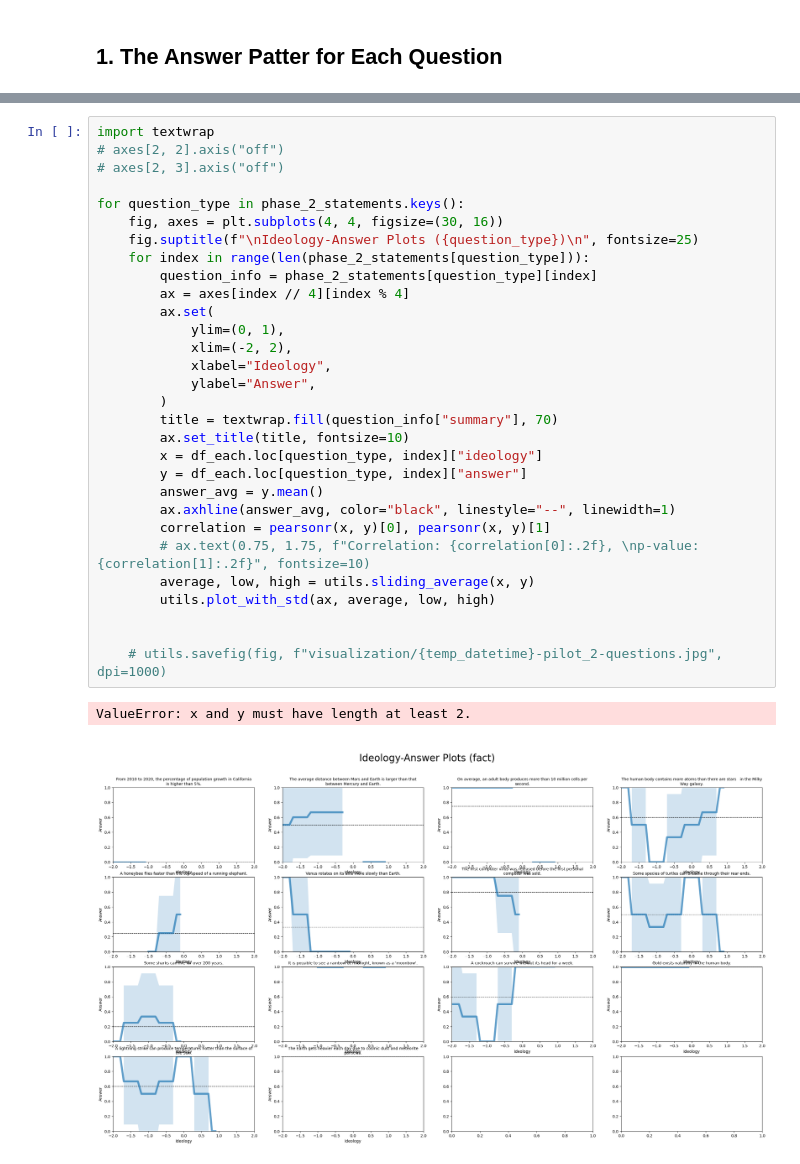
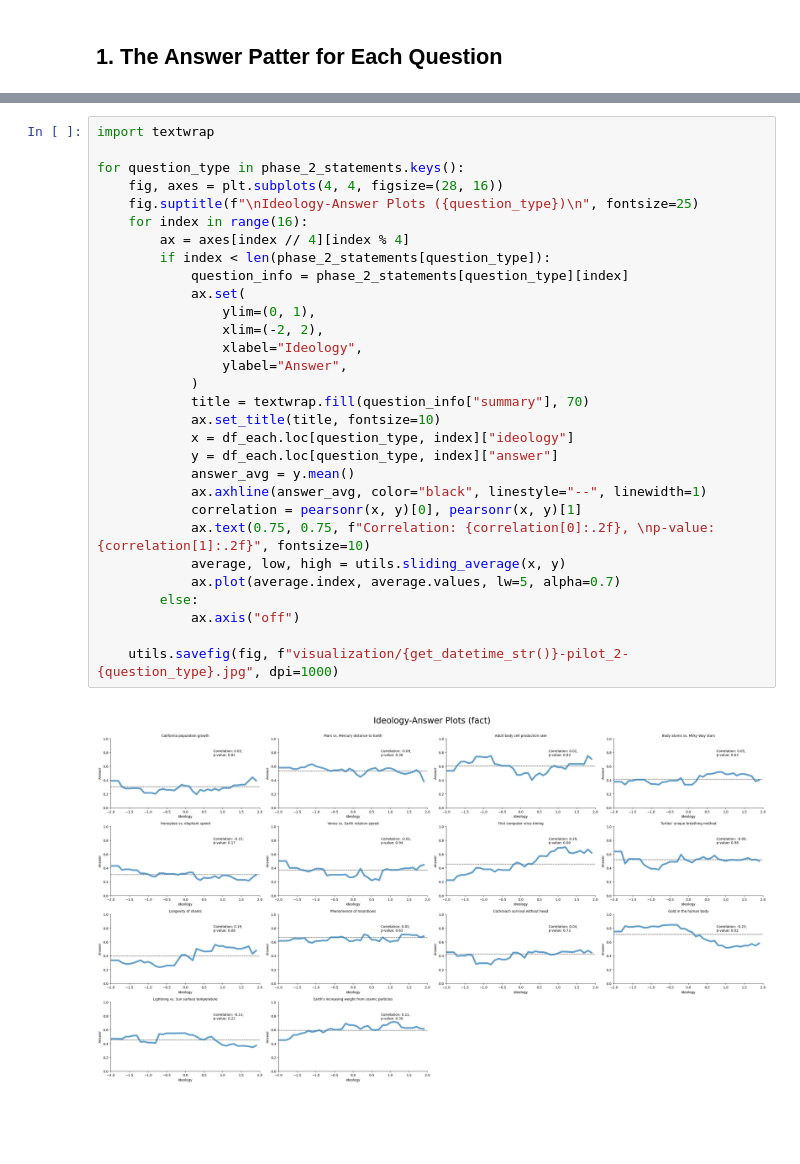
Before and after one commit to yindeqiang/Online-Politicization-Experiment-Website, a Jupyter notebook: data_analysis/pilot_2.ipynb, the cells around one changed output, grey strips where cells are left out. Drawn from its saved outputs; the diff is of its cells as text; blank space fills up the shorter version.

Commit message:
add pilot_2 results

```diff
--- a/data_analysis/pilot_2.ipynb
+++ b/data_analysis/pilot_2.ipynb
@@ -145,33 +151,32 @@ dtype: int64
 # %%
 import textwrap
-# axes[2, 2].axis("off")
-# axes[2, 3].axis("off")
 
 for question_type in phase_2_statements.keys():
-    fig, axes = plt.subplots(4, 4, figsize=(30, 16))
+    fig, axes = plt.subplots(4, 4, figsize=(28, 16))
     fig.suptitle(f"\nIdeology-Answer Plots ({question_type})\n", fontsize=25)
-    for index in range(len(phase_2_statements[question_type])):
-        question_info = phase_2_statements[question_type][index]
+    for index in range(16):
         ax = axes[index // 4][index % 4]
-        ax.set(
-            ylim=(0, 1),
-            xlim=(-2, 2),
-            xlabel="Ideology",
-            ylabel="Answer",
-        )
-        title = textwrap.fill(question_info["summary"], 70)
-        ax.set_title(title, fontsize=10)
-        x = df_each.loc[question_type, index]["ideology"]
-        y = df_each.loc[question_type, index]["answer"]
-        answer_avg = y.mean()
-        ax.axhline(answer_avg, color="black", linestyle="--", linewidth=1)
-        correlation = pearsonr(x, y)[0], pearsonr(x, y)[1]
-        # ax.text(0.75, 1.75, f"Correlation: {correlation[0]:.2f}, \np-value: {correlation[1]:.2f}", fontsize=10)
-        average, low, high = utils.sliding_average(x, y)
-        utils.plot_with_std(ax, average, low, high)
+        if index < len(phase_2_statements[question_type]):
+            question_info = phase_2_statements[question_type][index]
+            ax.set(
+                ylim=(0, 1),
+                xlim=(-2, 2),
+                xlabel="Ideology",
+                ylabel="Answer",
+            )
+            title = textwrap.fill(question_info["summary"], 70)
+            ax.set_title(title, fontsize=10)
+            x = df_each.loc[question_type, index]["ideology"]
+            y = df_each.loc[question_type, index]["answer"]
+            answer_avg = y.mean()
+            ax.axhline(answer_avg, color="black", linestyle="--", linewidth=1)
+            correlation = pearsonr(x, y)[0], pearsonr(x, y)[1]
+            ax.text(0.75, 0.75, f"Correlation: {correlation[0]:.2f}, \np-value: {correlation[1]:.2f}", fontsize=10)
+            average, low, high = utils.sliding_average(x, y)
+            ax.plot(average.index, average.values, lw=5, alpha=0.7)
+        else:
+            ax.axis("off")
 
-
-    # utils.savefig(fig, f"visualization/{temp_datetime}-pilot_2-questions.jpg", dpi=1000)
+    utils.savefig(fig, f"visualization/{get_datetime_str()}-pilot_2-{question_type}.jpg", dpi=1000)
 # %% [output]
-ValueError: x and y must have length at least 2.
-[figure, old version]
+[figure, new version]
```
Also changed, not shown: parts of 10 cells of this notebook, 1 other file.
